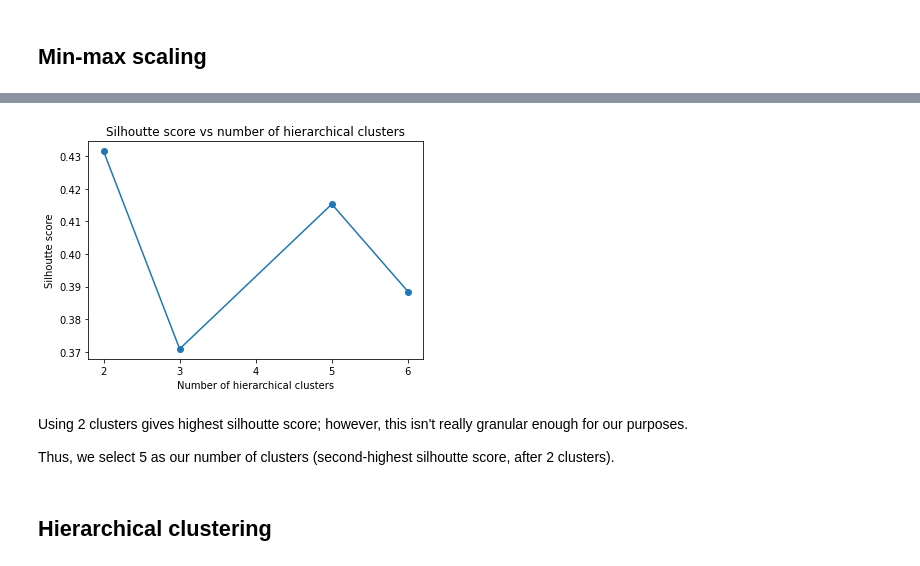
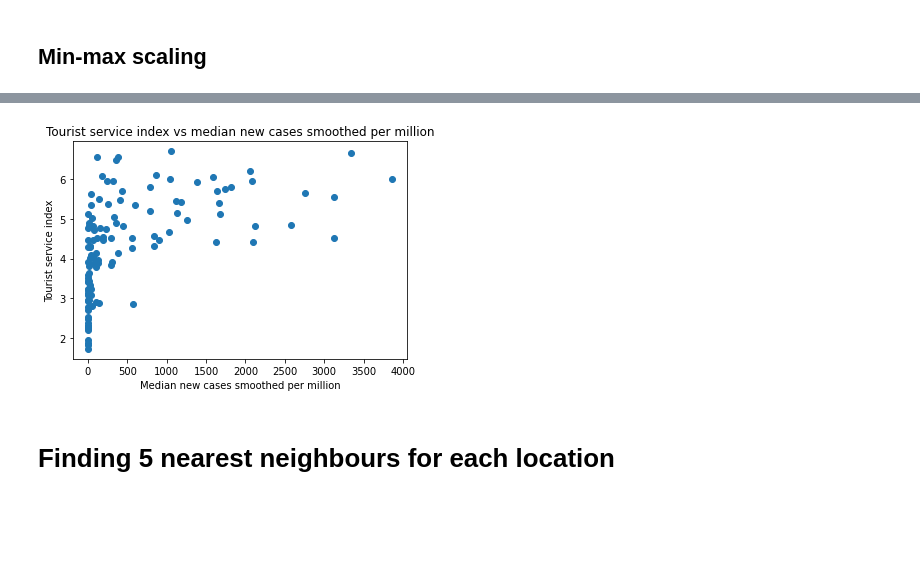
Before and after one commit to serenawatson/data3888, a Jupyter notebook: Eve_initial_variable_selection_clustering.ipynb, the cells around one changed output, grey strips where cells are left out. Drawn from its saved outputs; the diff is of its cells as text; code cells hidden in the pictures; blank space fills up the shorter version.

Commit message:
Updates algo to be nearest neighbours (not clustering), uses live GitHub data

```diff
--- a/Eve_initial_variable_selection_clustering.ipynb
+++ b/Eve_initial_variable_selection_clustering.ipynb
@@ -210,23 +140,18 @@ for n in n_clusters_vals:
-# %%
-fig, ax = plt.subplots()
-
-plt.scatter(silhoutte_scores.keys(), silhoutte_scores.values())
-plt.plot(silhoutte_scores.keys(), silhoutte_scores.values())
-
-plt.title("Silhoutte score vs number of hierarchical clusters")
-plt.xlabel("Number of hierarchical clusters")
-plt.ylabel("Silhoutte score")
-
-loc = plticker.MultipleLocator(base=1.0)
-ax.xaxis.set_major_locator(loc)
-
-plt.show()
-# %% [output]
-[figure, removed]
-# %% [markdown]
-Using 2 clusters gives highest silhoutte score; however, this isn't really granular enough for our purposes.
-
-Thus, we select 5 as our number of clusters (second-highest silhoutte score, after 2 clusters).
-# %% [markdown]
-## Hierarchical clustering
+# %%
+fig, ax = plt.subplots()
+
+scatter = ax.scatter("new_cases_smoothed_per_million",
+                     "tourist_service_index",
+                     data = medians)
+
+
+plt.title("Tourist service index vs median new cases smoothed per million")
+plt.xlabel("Median new cases smoothed per million")
+plt.ylabel("Tourist service index")
+
+plt.show()
+# %% [output]
+[figure, added]
+# %% [markdown]
+# Finding 5 nearest neighbours for each location
 # %%
```
Also changed, not shown: parts of 53 cells of this notebook, 2 other files.
